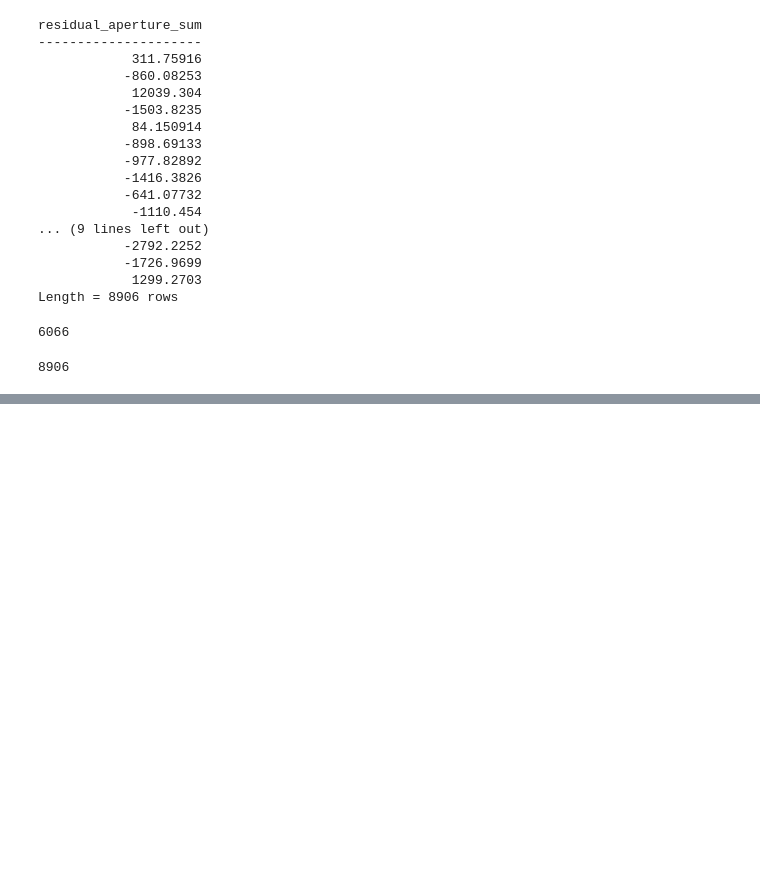
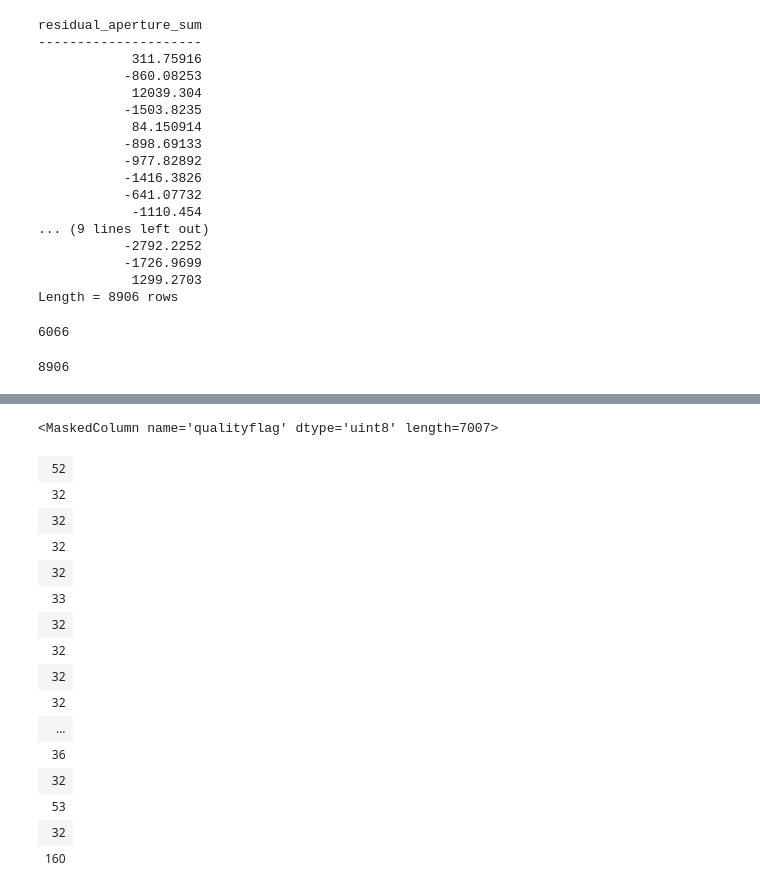
Before and after one commit to lockepatton/ASTR100-2020, a Jupyter notebook: Notes/2020_02_11_aperture_photometry_with_astropy.ipynb, the cells around one changed output, grey strips where cells are left out. Cells and saved outputs as stored; diff of their text form; code cells hidden in the pictures; blank space fills up the shorter version.

```diff
--- a/Notes/2020_02_11_aperture_photometry_with_astropy.ipynb
+++ b/Notes/2020_02_11_aperture_photometry_with_astropy.ipynb
@@ -220,0 +306,20 @@ len(phot_table)
+# %%
+catalog_data['qualityflag']
+# %% [output]
+<MaskedColumn name='qualityflag' dtype='uint8' length=7007>
+| 52 |
+| 32 |
+| 32 |
+| 32 |
+| 32 |
+| 33 |
+| 32 |
+| 32 |
+| 32 |
+| 32 |
+| ... |
+| 36 |
+| 32 |
+| 53 |
+| 32 |
+| 160 |
```
Also changed, not shown: parts of 4 cells of this notebook, 2 other files.
